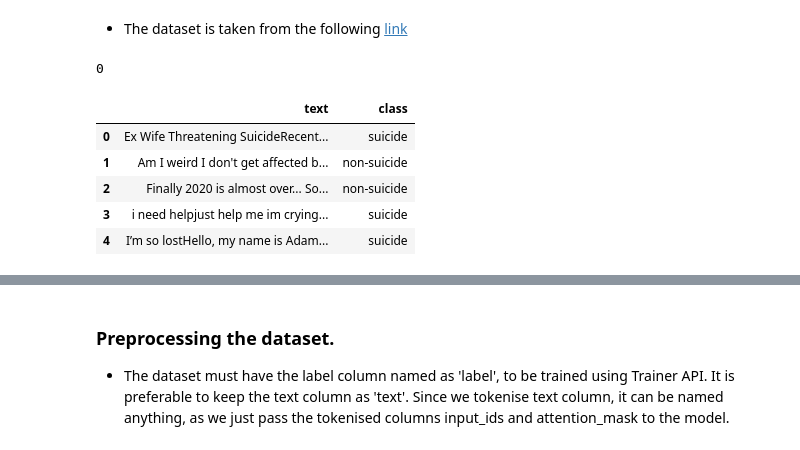
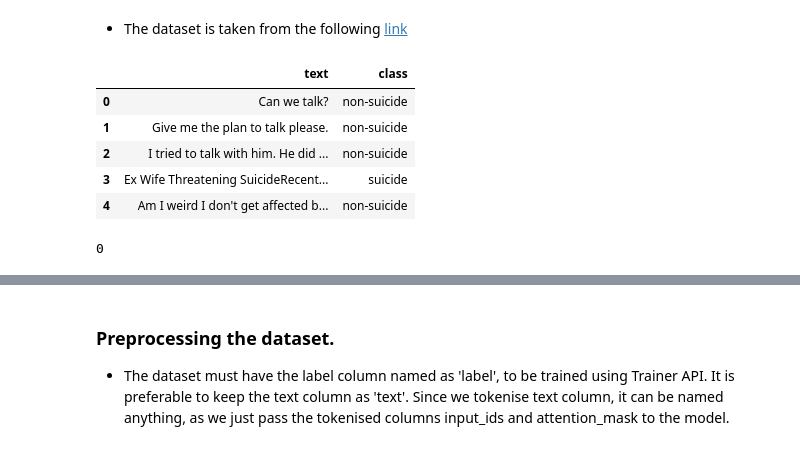
Before and after one commit to vibhorag101/phr-mental-chat, a Jupyter notebook: finetuneModel/BERT/bertDataMaker.ipynb, the cells around one changed output, grey strips where cells are left out. Cells and saved outputs as stored; diff of their text form; code cells hidden in the pictures.

```diff
--- a/finetuneModel/BERT/bertDataMaker.ipynb
+++ b/finetuneModel/BERT/bertDataMaker.ipynb
@@ -32,9 +33,17 @@ True
 # %% [markdown]
 - The dataset is taken from the following [link](https://www.kaggle.com/datasets/nikhileswarkomati/suicide-watch)
 # %%
-df = pd.read_csv("Data/Suicide_Detection.csv",index_col=0)
+df = pd.read_csv("../Data/Suicide_Detection.csv",index_col=0)
 df.reset_index(drop=True, inplace=True)
 df = df.dropna()
+df.head()
+# %% [output]
+|  | text | class |
+| 0 | Can we talk? | non-suicide |
+| 1 | Give me the plan to talk please. | non-suicide |
+| 2 | I tried to talk with him. He did ... | non-suicide |
+| 3 | Ex Wife Threatening SuicideRecent... | suicide |
+| 4 | Am I weird I don't get affected b... | non-suicide |
 # %%
 # check the number of empty rows.
 print(df['text'].apply(lambda x: x == '').sum())
@@ -42,15 +51,6 @@ print(df['text'].apply(lambda x: x == '').sum())
 df = df[df['text'].apply(lambda x: len(x.split())!=0)]
 # %% [output]
 0
-# %%
-df.head()
-# %% [output]
-|  | text | class |
-| 0 | Ex Wife Threatening SuicideRecent... | suicide |
-| 1 | Am I weird I don't get affected b... | non-suicide |
-| 2 | Finally 2020 is almost over... So... | non-suicide |
-| 3 | i need helpjust help me im crying... | suicide |
-| 4 | I’m so lostHello, my name is Adam... | suicide |
 # %%
 df['class'].hist()
 # %% [output]
```
Also changed, not shown: parts of 15 cells of this notebook, 7 other files.
